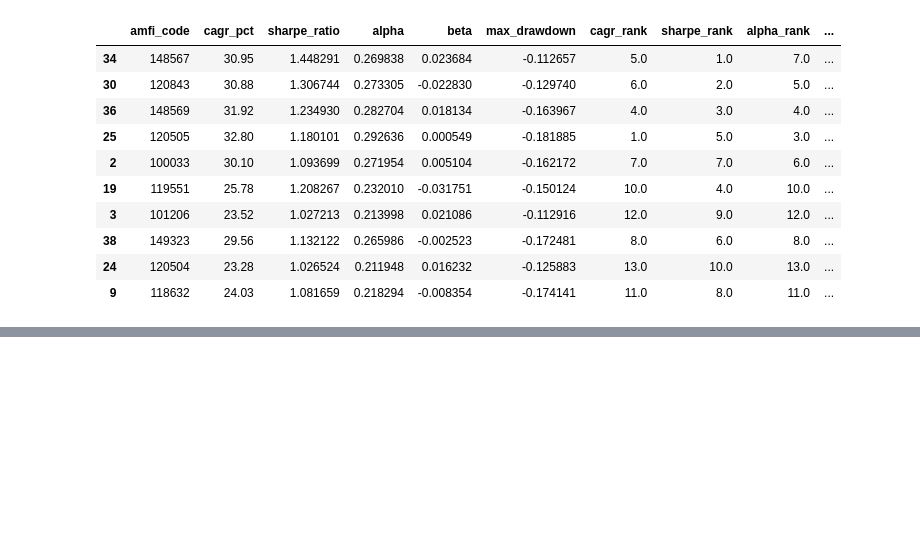
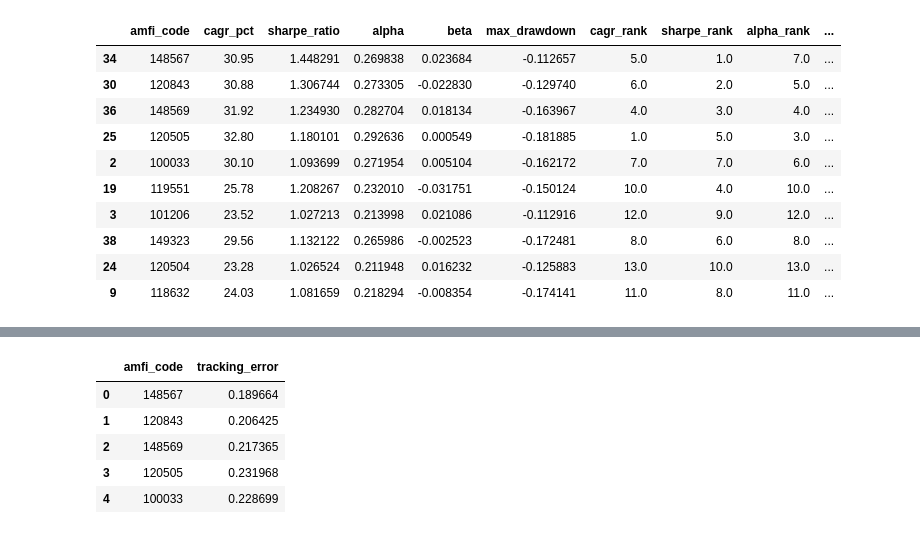
Before and after one commit to LINGUTLARANADEEP/bluestock_mf_capstone, a Jupyter notebook: notebooks/Performance_Analytics.ipynb, the cells around one changed output, grey strips where cells are left out. Cells and saved outputs as stored; diff of their text form; code cells hidden in the pictures; blank space fills up the shorter version.

```diff
--- a/notebooks/Performance_Analytics.ipynb
+++ b/notebooks/Performance_Analytics.ipynb
@@ -653,0 +732,8 @@ alpha_df.to_csv(
+# %%
+# Create benchmark returns
+
+nifty100["benchmark_return"] = (
+    nifty100["close_value"].pct_change()
+)
+
+nifty100.head()
@@ -653,0 +747,39 @@ alpha_df.to_csv(
+# %%
+tracking_errors = []
+
+for fund in top5_funds:
+
+    fund_returns = nav[
+        nav["amfi_code"] == fund
+    ][["date","daily_return"]]
+
+    merged = pd.merge(
+        fund_returns,
+        nifty100[["date","benchmark_return"]],
+        on="date",
+        how="inner"
+    ).dropna()
+
+    tracking_error = (
+        (merged["daily_return"] -
+         merged["benchmark_return"]).std()
+        * np.sqrt(252)
+    )
+
+    tracking_errors.append(
+        [fund, tracking_error]
+    )
+
+tracking_error_df = pd.DataFrame(
+    tracking_errors,
+    columns=["amfi_code","tracking_error"]
+)
+
+tracking_error_df
+# %% [output]
+|  | amfi_code | tracking_error |
+| 0 | 148567 | 0.189664 |
+| 1 | 120843 | 0.206425 |
+| 2 | 148569 | 0.217365 |
+| 3 | 120505 | 0.231968 |
+| 4 | 100033 | 0.228699 |
```
Also changed, not shown: parts of 9 cells of this notebook, 2 other files.
